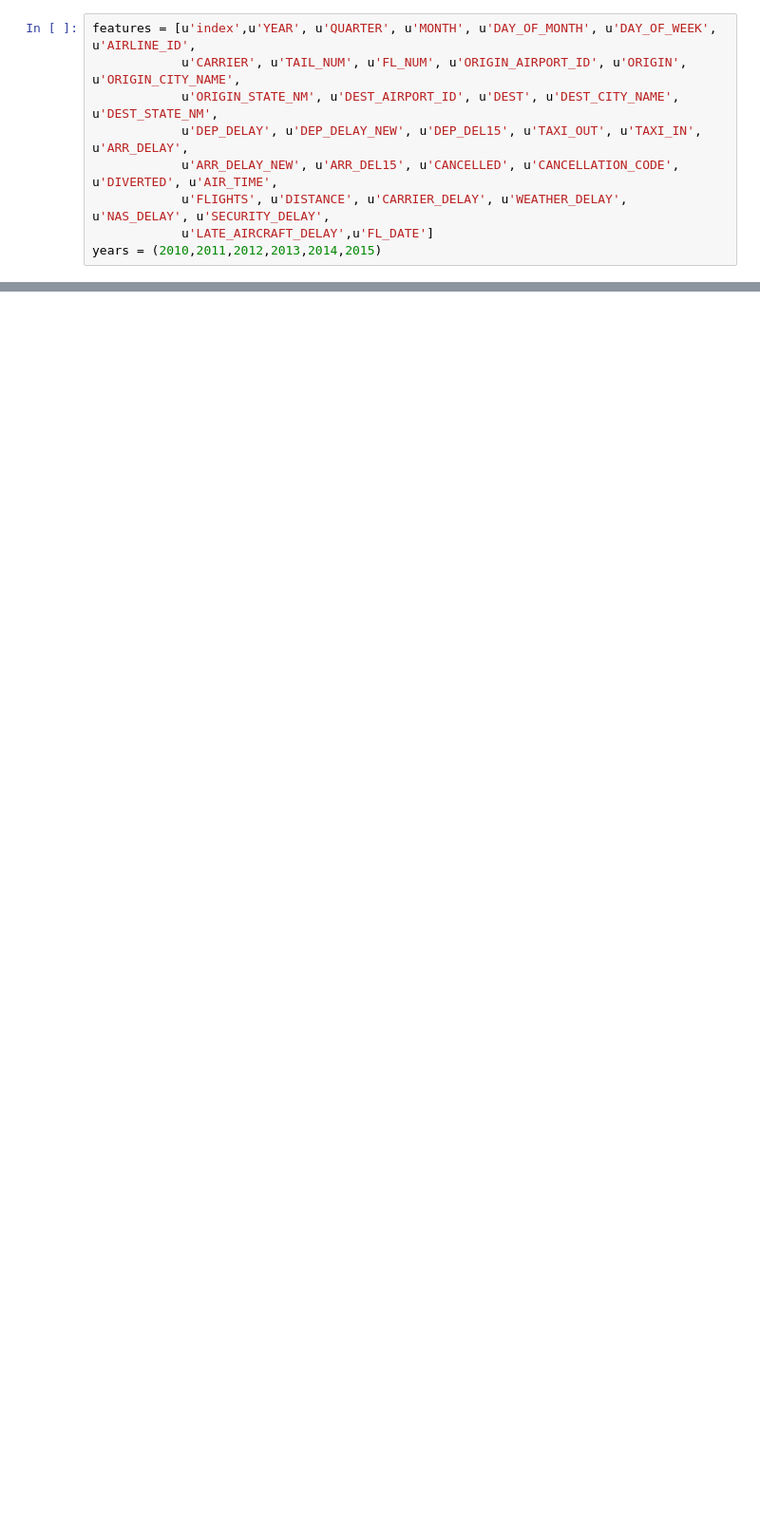
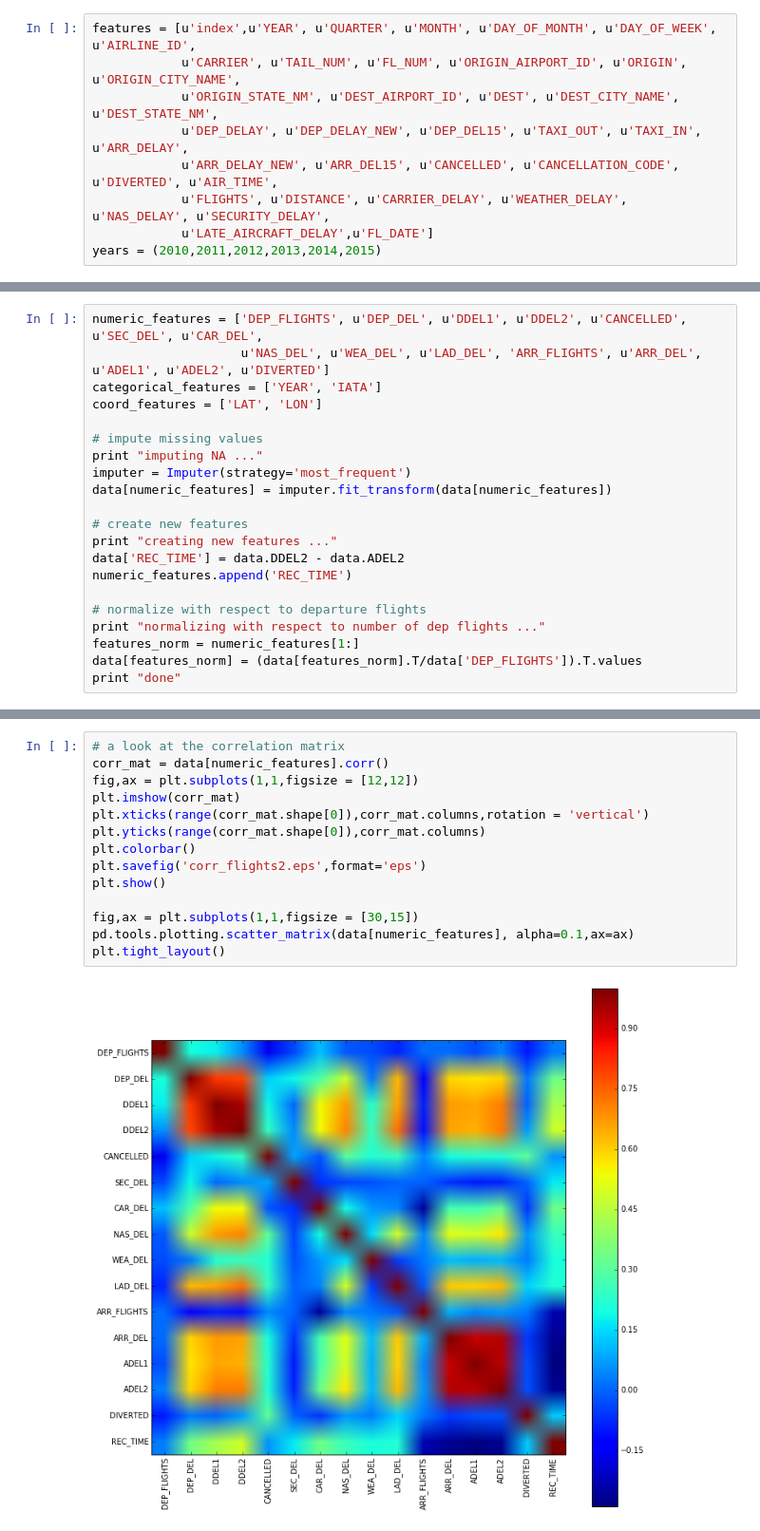
Before and after one commit to kthouz/Flights_Delays, a Jupyter notebook: 01_1_Airports_Analysis.ipynb, the cells around one changed output, grey strips where cells are left out. Shown at 95% size. Saved outputs shown, nothing was run; the diff lists cells and outputs as text; blank space fills up the shorter version.

```diff
--- a/01_1_Airports_Analysis.ipynb
+++ b/01_1_Airports_Analysis.ipynb
@@ -317,0 +151,21 @@ df.head()
+# %%
+numeric_features = ['DEP_FLIGHTS', u'DEP_DEL', u'DDEL1', u'DDEL2', u'CANCELLED', u'SEC_DEL', u'CAR_DEL',
+                    u'NAS_DEL', u'WEA_DEL', u'LAD_DEL', 'ARR_FLIGHTS', u'ARR_DEL', u'ADEL1', u'ADEL2', u'DIVERTED']
+categorical_features = ['YEAR', 'IATA']
+coord_features = ['LAT', 'LON']
+
+# impute missing values
+print "imputing NA ..."
+imputer = Imputer(strategy='most_frequent')
+data[numeric_features] = imputer.fit_transform(data[numeric_features])
+
+# create new features
+print "creating new features ..."
+data['REC_TIME'] = data.DDEL2 - data.ADEL2
+numeric_features.append('REC_TIME')
+
+# normalize with respect to departure flights
+print "normalizing with respect to number of dep flights ..."
+features_norm = numeric_features[1:]
+data[features_norm] = (data[features_norm].T/data['DEP_FLIGHTS']).T.values
+print "done"
@@ -317,0 +179,16 @@ df.head()
+# %%
+# a look at the correlation matrix
+corr_mat = data[numeric_features].corr()
+fig,ax = plt.subplots(1,1,figsize = [12,12])
+plt.imshow(corr_mat)
+plt.xticks(range(corr_mat.shape[0]),corr_mat.columns,rotation = 'vertical')
+plt.yticks(range(corr_mat.shape[0]),corr_mat.columns)
+plt.colorbar()
+plt.savefig('corr_flights2.eps',format='eps')
+plt.show()
+
+fig,ax = plt.subplots(1,1,figsize = [30,15])
+pd.tools.plotting.scatter_matrix(data[numeric_features], alpha=0.1,ax=ax)
+plt.tight_layout()
+# %% [output]
+[figure, added]
```
Also changed, not shown: parts of 37 cells of this notebook.
